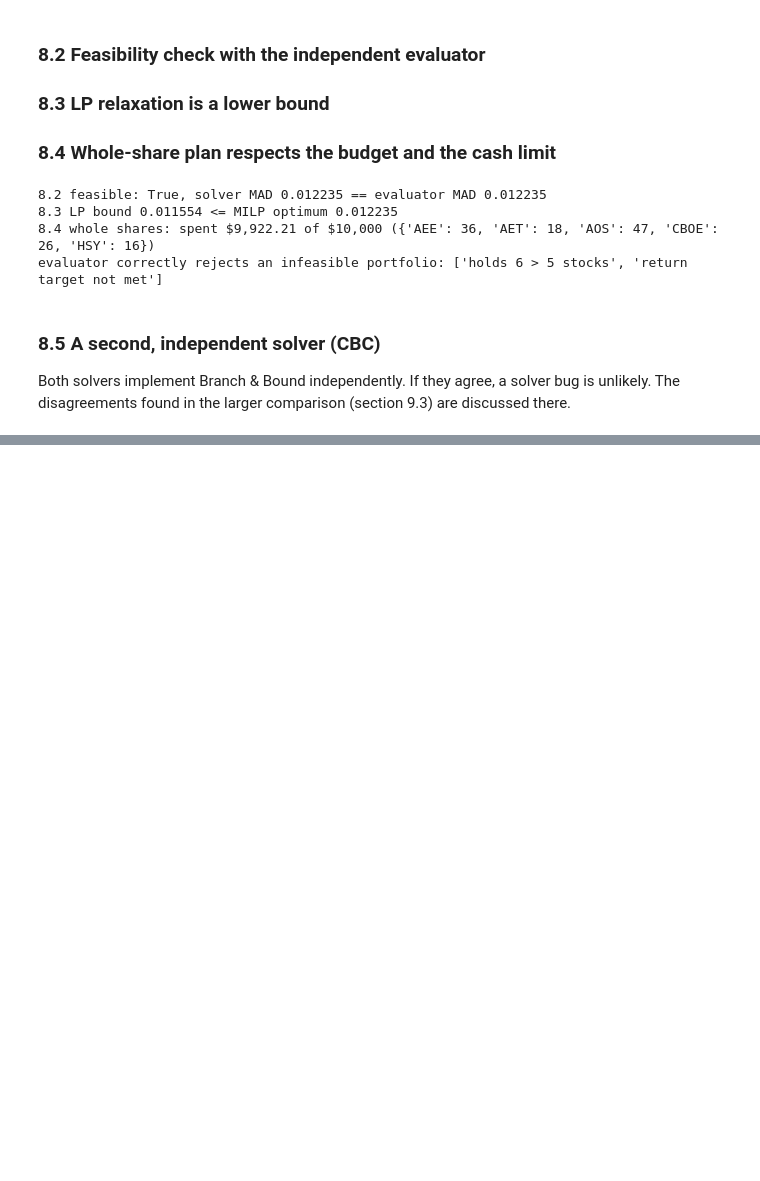
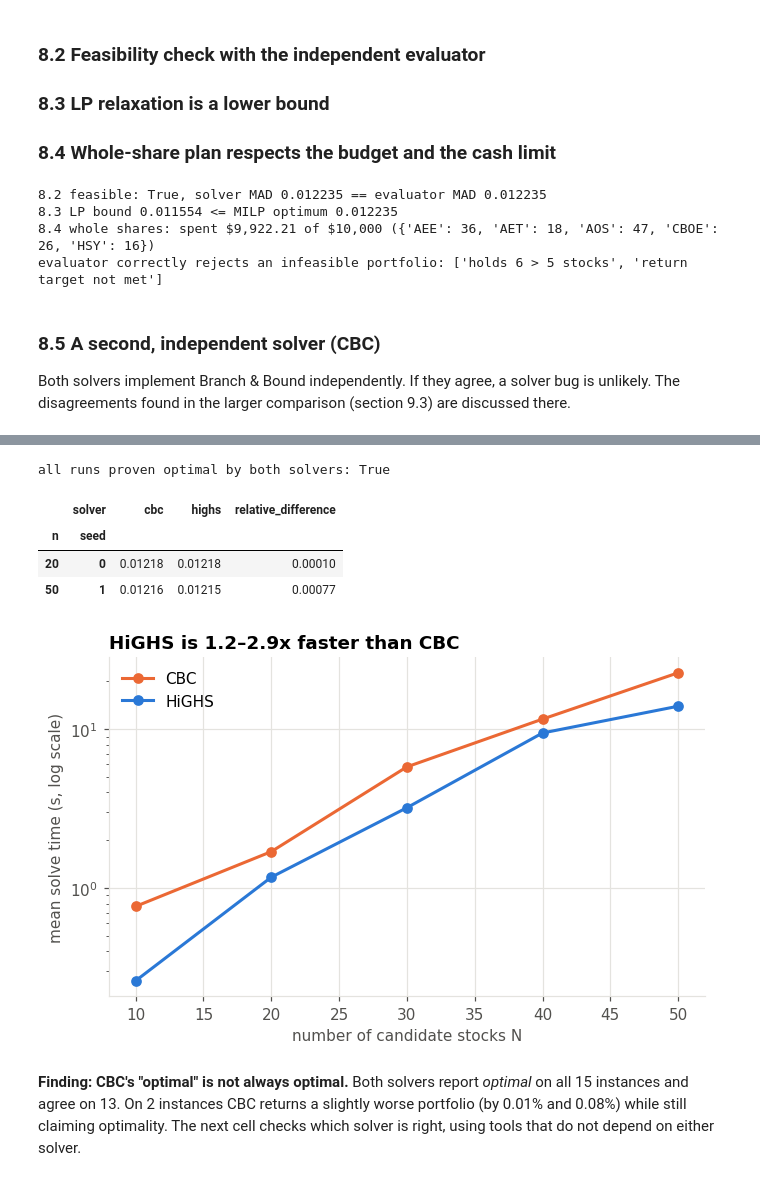
Before and after one commit to manoj1995madushanka/IT-5082-assignment, a Jupyter notebook: notebooks/02_exact_method.ipynb, the cells around one changed output, grey strips where cells are left out. Cells and saved outputs as stored; diff of their text form; code cells hidden in the pictures; blank space fills up the shorter version.

```diff
--- a/notebooks/02_exact_method.ipynb
+++ b/notebooks/02_exact_method.ipynb
@@ -535,0 +758,11 @@ All verification checks passed.
+# %%
+def run_solver(n, seed, solver):
+    sub = random_subinstance(inst, n, seed)
+    return result_row(solve(sub, solver=solver, time_limit=TIME_LIMIT), sub, n=n, seed=seed, time_limit=TIME_LIMIT)
+
+sv = run_experiment("solver_comparison",
+                    [{"n": n, "seed": s, "solver": slv} for n in [10, 20, 30, 40, 50] for s in [0, 1, 2]
+                     for slv in ["highs", "cbc"]], run_solver)
+g = sv.groupby(["n", "solver"])["solve_time"].mean().unstack()
+g["CBC / HiGHS"] = g["cbc"] / g["highs"]
+g
@@ -535,0 +777,24 @@ All verification checks passed.
+# %%
+fig, ax = plt.subplots(figsize=(7, 4))
+ax.plot(g.index, g["cbc"], "o-", color=ORANGE, label="CBC")
+ax.plot(g.index, g["highs"], "o-", color=BLUE, label="HiGHS")
+ax.set_yscale("log")
+ax.set_xlabel("number of candidate stocks N")
+ax.set_ylabel("mean solve time (s, log scale)")
+ax.set_title("HiGHS is 1.2–2.9x faster than CBC")
+ax.legend(loc="upper left")
+save(fig, "02_solver_comparison")
+
+both = sv.pivot_table(index=["n", "seed"], columns="solver", values="mad")
+both["relative_difference"] = (both["cbc"] - both["highs"]) / both["highs"]
+print("all runs proven optimal by both solvers:", sv["proven_optimal"].all())
+both[both["relative_difference"].abs() > 1e-7]
+# %% [output]
+all runs proven optimal by both solvers: True
+|  | solver | cbc | highs | relative_difference |
+| n | seed |  |  |  |
+| 20 | 0 | 0.01218 | 0.01218 | 0.00010 |
+| 50 | 1 | 0.01216 | 0.01215 | 0.00077 |
+[figure, added]
+# %% [markdown]
+**Finding: CBC's "optimal" is not always optimal.** Both solvers report *optimal* on all 15 instances and agree on 13. On 2 instances CBC returns a slightly worse portfolio (by 0.01% and 0.08%) while still claiming optimality. The next cell checks which solver is right, using tools that do not depend on either solver.
```
Also changed, not shown: parts of 28 cells of this notebook, 13 other files.
